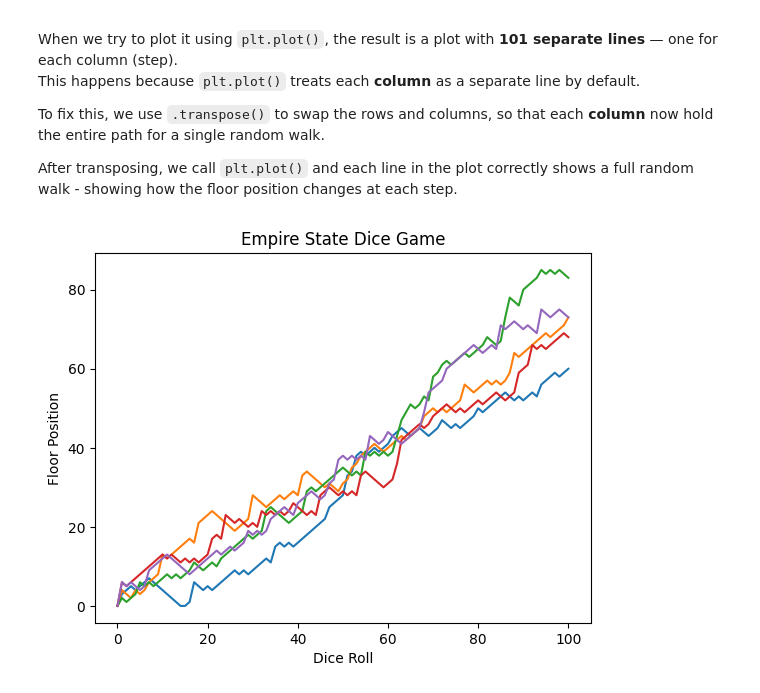
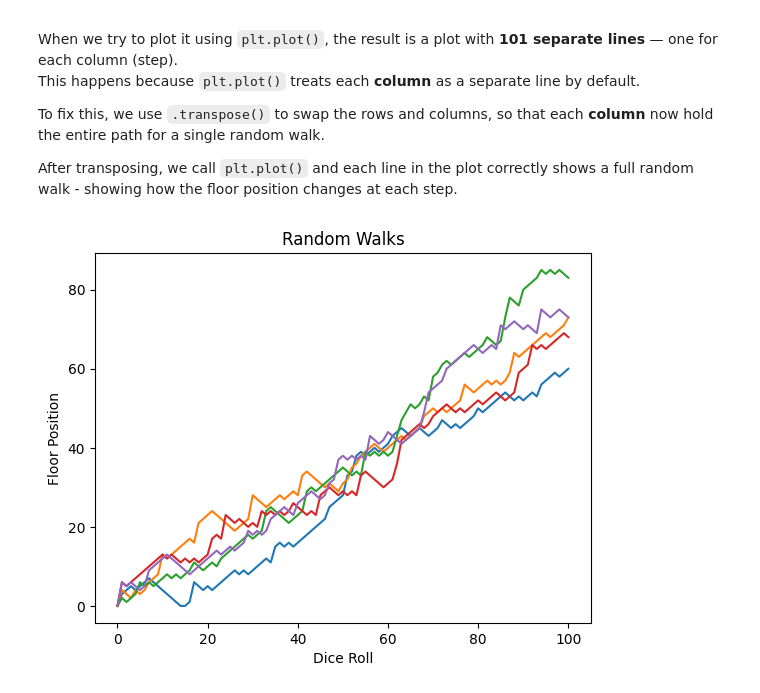
Before and after one commit to missyalienn/datacamp-python-notes, a Jupyter notebook: ch5_casestudy/case_study.ipynb, the cells around one changed output. Drawn from its saved outputs; the diff is of its cells as text; code cells hidden in the pictures.

```diff
--- a/ch5_casestudy/case_study.ipynb
+++ b/ch5_casestudy/case_study.ipynb
@@ -291,14 +291,14 @@ After transposing, we call `plt.plot()` and each line in the plot correctly show
 # %%
 # 🔄 Transpose np_aw and Replot
 
 # Transpose the array so that each line in the plot will show one full walk from start to finish.
 np_aw_t = np.transpose(np_aw)
 
 # Plot the transposed array
 plt.plot(np_aw_t)
-plt.title("Empire State Dice Game")
+plt.title("Random Walks")
 plt.xlabel("Dice Roll")
 plt.ylabel("Floor Position")
 plt.show()
 # %% [output]
-[figure, old version]
+[figure, new version]
```
Also changed, not shown: parts of 2 cells of this notebook.
